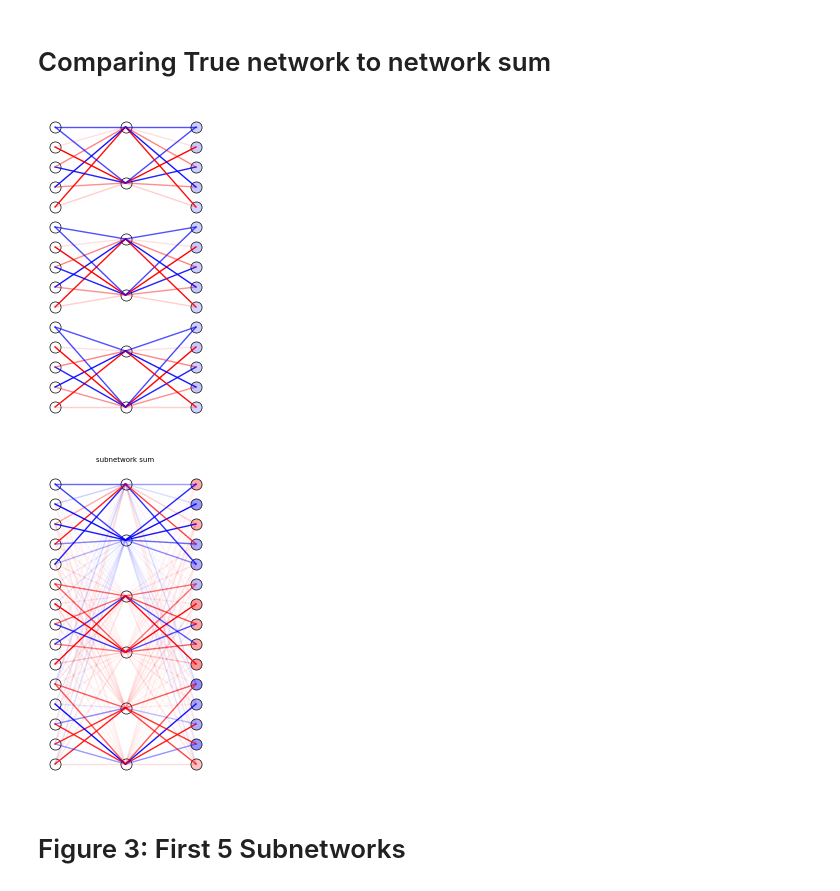
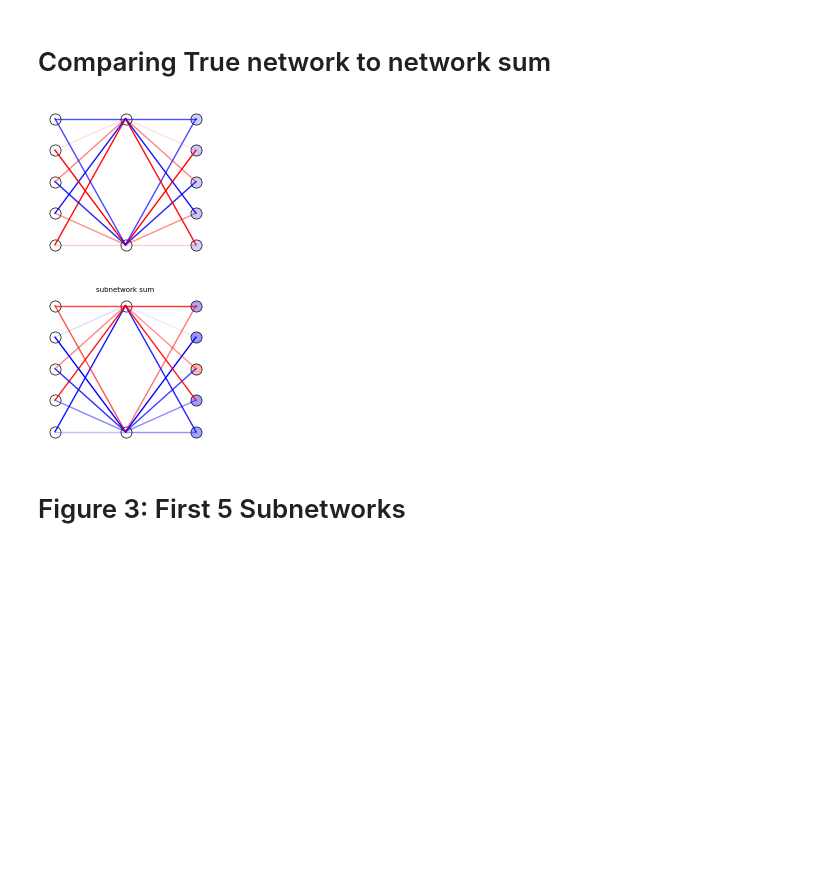
Before and after one commit to briannachrisman/eigenestimation, a Jupyter notebook: notebooks/tm1_tms.ipynb, the cells around one changed output. Saved outputs shown, nothing was run; the diff lists cells and outputs as text; code cells hidden in the pictures; blank space fills up the shorter version.

```diff
--- a/notebooks/tm1_tms.ipynb
+++ b/notebooks/tm1_tms.ipynb
@@ -10,7 +12,8 @@
 import torch
 import matplotlib.pyplot as plt
 import copy
-
+import pandas as pd
+import seaborn as sns
 # Atomic save saves the checkpoint in a weird module setup - this is a hack to get around that
 import sys
 sys.path.append("/root/eigenestimation/eigenestimation")
@@ -29,9 +32,4 @@ import matplotlib.cm as cm
 import matplotlib.colors as np_colors
 
 model_path = "../outputs/toy_models/tms.pt"
-eigenmodel_path = "../outputs/eigenmodels/tms_parallel.pt"
+eigenmodel_path = "../outputs/eigenmodels/tms.pt"
-# %%
-model_path = "../outputs/toy_models/tms.pt"
-eigenmodel_path = "../outputs/eigenmodels/tms_parallel.pt"
-
-model = torch.load(model_path)['model']
@@ -68,36 +93,36 @@ plt.show()
 # %%
 # Load TMS model
 input_dim = 5
 hidden_dim = 2
-n_networks = 3
-eigenmodel_checkpoint = torch.load(eigenmodel_path)
-eigenmodel = eigenmodel_checkpoint['model']
+n_networks = 1
+
 
 model_params = dict(eigenmodel.named_parameters())
 weights = {k:v for k,v in model_params.items() if 'b' not in k}
 weights = {str(i):v.transpose(0,1) for i,v in enumerate(weights.values())}
 
 biases = {k:v for k,v in model_params.items() if 'b' in k}
 biases = {str(i+1):v for i,v in enumerate(biases.values())}
 
-f, ax = plt.subplots(figsize=(2, 4))
+f, ax = plt.subplots(figsize=(2, 1.8))
 a = DrawNeuralNetwork(weights, biases, ax=ax)
 plt.show()
 
 
 model_params = eigenmodel.reconstruct_network()
 weights = {k:v.transpose(0,1) for k,v in model_params.items() if 'b' not in k}
 weights = {str(i):v for i,v in enumerate(weights.values())}
 
 biases = {k:v for k,v in model_params.items() if 'b' in k}
 biases = {str(i+1):v for i,v in enumerate(biases.values())}
 
-f, ax = plt.subplots(figsize=(2, 4))
-a = DrawNeuralNetwork(weights, biases, title='subnetwork sum', ax=ax)
-plt.show()
+with torch.no_grad():
+    f, ax = plt.subplots(figsize=(2, 1.8))
+    a = DrawNeuralNetwork(weights, biases, title='subnetwork sum', ax=ax)
+    plt.show()
 # %% [output]
-[figure, old version]
+[figure, new version]
-[figure, old version]
+[figure, new version]
 # %% [markdown]
 # Figure 3: First 5 Subnetworks
 # %%
```
Also changed, not shown: parts of 11 cells of this notebook, 45 other files.
